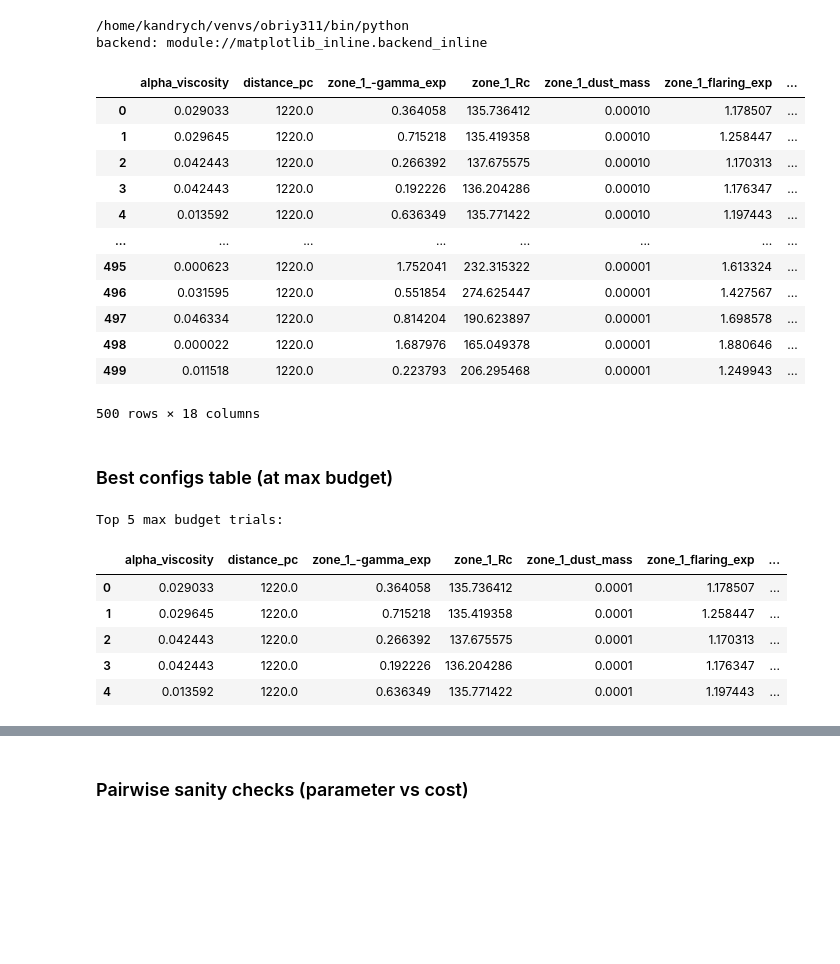
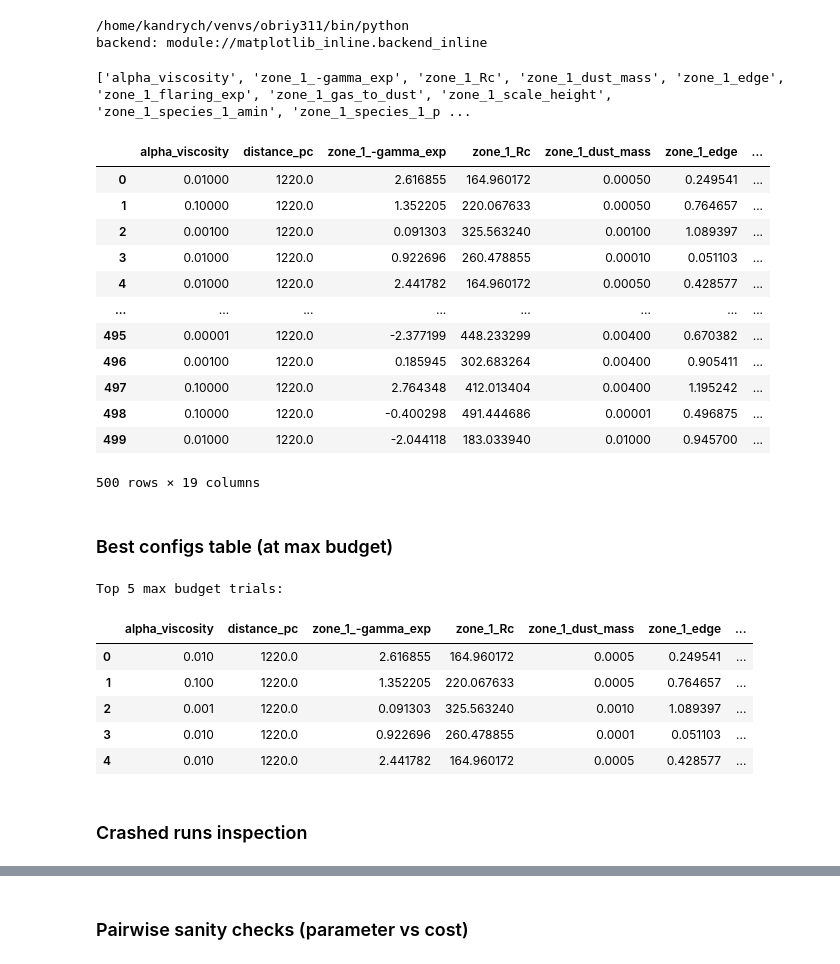
Before and after one commit to kandrych/modelling_optimisation, a Jupyter notebook: scripts/after_optimisation.ipynb, the cells around one changed output, grey strips where cells are left out. Cells and saved outputs as stored; diff of their text form; code cells hidden in the pictures; blank space fills up the shorter version.

```diff
--- a/scripts/after_optimisation.ipynb
+++ b/scripts/after_optimisation.ipynb
@@ -21,25 +22,33 @@ backend: module://matplotlib_inline.backend_inline
 # %%
 
 
 
-df=pd.read_csv("/fred/oz061/kandrych/smac/20260501_no_puffed_rim_budget1/smac_results/trials.csv")
-results_dir="/fred/oz061/kandrych/smac/20260501_no_puffed_rim_budget1/smac_results/after_optimisation/"
+df=pd.read_csv("/fred/oz061/kandrych/smac/20260611_new_set_edge_no_puffed_budget1/smac_results/trials.csv")
+results_dir="/fred/oz061/kandrych/smac/20260611_new_set_edge_no_puffed_budget1/smac_results/after_optimisation/"
 Path(results_dir).mkdir(parents=True, exist_ok=True)
+
+exclude = {"config_id", "seed", "budget", "cost", "time", "status",
+           'distance_pc'}
+
+param_cols = [c for c in df.columns if c not in exclude]
+print(param_cols)
+
 df
 # %% [output]
+['alpha_viscosity', 'zone_1_-gamma_exp', 'zone_1_Rc', 'zone_1_dust_mass', 'zone_1_edge', 'zone_1_flaring_exp', 'zone_1_gas_to_dust', 'zone_1_scale_height', 'zone_1_species_1_amin', 'zone_1_species_1_p ...
-|  | alpha_viscosity | distance_pc | zone_1_-gamma_exp | zone_1_Rc | zone_1_dust_mass | zone_1_flaring_exp | ... |
-| 0 | 0.029033 | 1220.0 | 0.364058 | 135.736412 | 0.00010 | 1.178507 | ... |
-| 1 | 0.029645 | 1220.0 | 0.715218 | 135.419358 | 0.00010 | 1.258447 | ... |
-| 2 | 0.042443 | 1220.0 | 0.266392 | 137.675575 | 0.00010 | 1.170313 | ... |
-| 3 | 0.042443 | 1220.0 | 0.192226 | 136.204286 | 0.00010 | 1.176347 | ... |
-| 4 | 0.013592 | 1220.0 | 0.636349 | 135.771422 | 0.00010 | 1.197443 | ... |
+|  | alpha_viscosity | distance_pc | zone_1_-gamma_exp | zone_1_Rc | zone_1_dust_mass | zone_1_edge | ... |
+| 0 | 0.01000 | 1220.0 | 2.616855 | 164.960172 | 0.00050 | 0.249541 | ... |
+| 1 | 0.10000 | 1220.0 | 1.352205 | 220.067633 | 0.00050 | 0.764657 | ... |
+| 2 | 0.00100 | 1220.0 | 0.091303 | 325.563240 | 0.00100 | 1.089397 | ... |
+| 3 | 0.01000 | 1220.0 | 0.922696 | 260.478855 | 0.00010 | 0.051103 | ... |
+| 4 | 0.01000 | 1220.0 | 2.441782 | 164.960172 | 0.00050 | 0.428577 | ... |
 | ... | ... | ... | ... | ... | ... | ... | ... |
-| 495 | 0.000623 | 1220.0 | 1.752041 | 232.315322 | 0.00001 | 1.613324 | ... |
-| 496 | 0.031595 | 1220.0 | 0.551854 | 274.625447 | 0.00001 | 1.427567 | ... |
-| 497 | 0.046334 | 1220.0 | 0.814204 | 190.623897 | 0.00001 | 1.698578 | ... |
-| 498 | 0.000022 | 1220.0 | 1.687976 | 165.049378 | 0.00001 | 1.880646 | ... |
-| 499 | 0.011518 | 1220.0 | 0.223793 | 206.295468 | 0.00001 | 1.249943 | ... |
+| 495 | 0.00001 | 1220.0 | -2.377199 | 448.233299 | 0.00400 | 0.670382 | ... |
+| 496 | 0.00100 | 1220.0 | 0.185945 | 302.683264 | 0.00400 | 0.905411 | ... |
+| 497 | 0.10000 | 1220.0 | 2.764348 | 412.013404 | 0.00400 | 1.195242 | ... |
+| 498 | 0.10000 | 1220.0 | -0.400298 | 491.444686 | 0.00001 | 0.496875 | ... |
+| 499 | 0.01000 | 1220.0 | -2.044118 | 183.033940 | 0.01000 | 0.945700 | ... |
-500 rows × 18 columns
+500 rows × 19 columns
 # %% [markdown]
 ### Best configs table (at max budget)
 # %%
@@ -49,9 +58,11 @@ top
 #top.to_csv(results_dir / "top5_maxbudget.csv", index=False)
 # %% [output]
 Top 5 max budget trials:
-|  | alpha_viscosity | distance_pc | zone_1_-gamma_exp | zone_1_Rc | zone_1_dust_mass | zone_1_flaring_exp | ... |
-| 0 | 0.029033 | 1220.0 | 0.364058 | 135.736412 | 0.0001 | 1.178507 | ... |
-| 1 | 0.029645 | 1220.0 | 0.715218 | 135.419358 | 0.0001 | 1.258447 | ... |
-| 2 | 0.042443 | 1220.0 | 0.266392 | 137.675575 | 0.0001 | 1.170313 | ... |
-| 3 | 0.042443 | 1220.0 | 0.192226 | 136.204286 | 0.0001 | 1.176347 | ... |
-| 4 | 0.013592 | 1220.0 | 0.636349 | 135.771422 | 0.0001 | 1.197443 | ... |
+|  | alpha_viscosity | distance_pc | zone_1_-gamma_exp | zone_1_Rc | zone_1_dust_mass | zone_1_edge | ... |
+| 0 | 0.010 | 1220.0 | 2.616855 | 164.960172 | 0.0005 | 0.249541 | ... |
+| 1 | 0.100 | 1220.0 | 1.352205 | 220.067633 | 0.0005 | 0.764657 | ... |
+| 2 | 0.001 | 1220.0 | 0.091303 | 325.563240 | 0.0010 | 1.089397 | ... |
+| 3 | 0.010 | 1220.0 | 0.922696 | 260.478855 | 0.0001 | 0.051103 | ... |
+| 4 | 0.010 | 1220.0 | 2.441782 | 164.960172 | 0.0005 | 0.428577 | ... |
+# %% [markdown]
+### Crashed runs inspection
```
Also changed, not shown: parts of 17 cells of this notebook.
